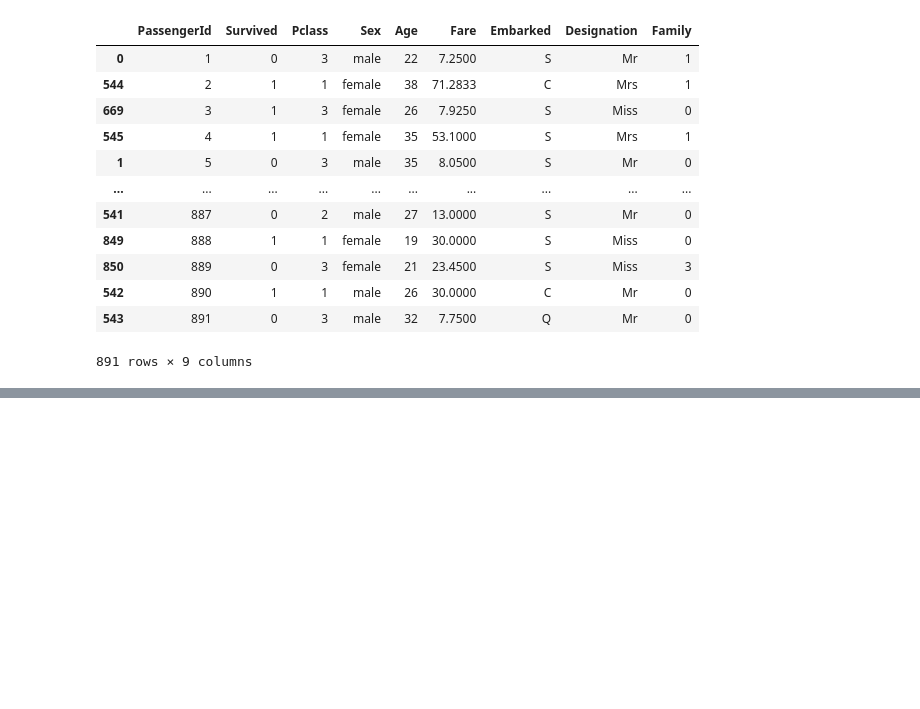
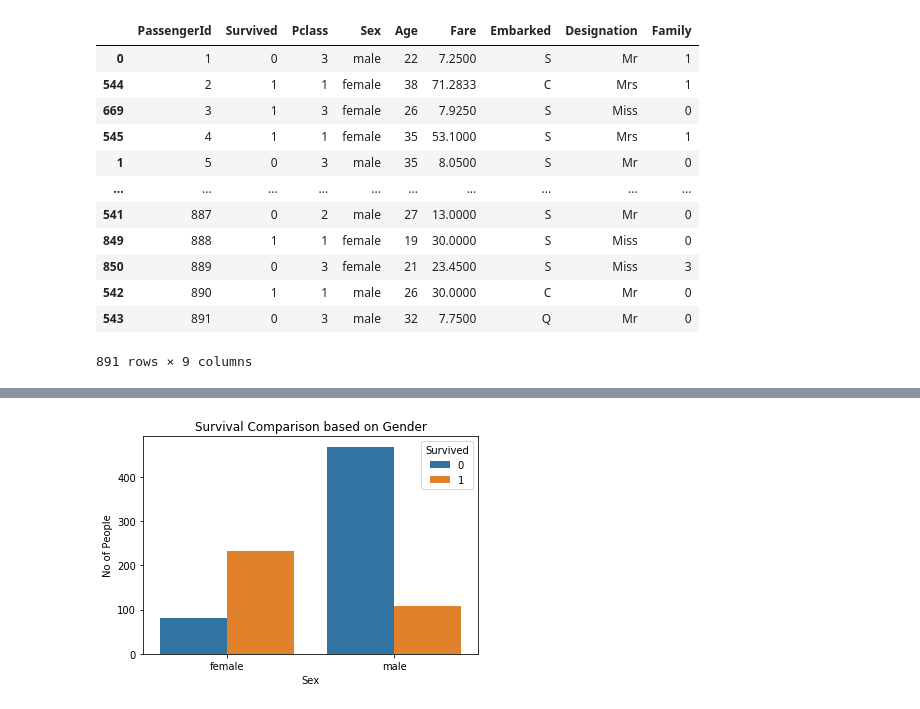
Before and after one commit to rajtilakls2510/Youtube-Channel-Notebooks, a Jupyter notebook: Data Analysis Tutorials/Titanic Analysis.ipynb, the cells around one changed output, grey strips where cells are left out. Cells and saved outputs as stored; diff of their text form; code cells hidden in the pictures; blank space fills up the shorter version.

```diff
--- a/Data Analysis Tutorials/Titanic Analysis.ipynb
+++ b/Data Analysis Tutorials/Titanic Analysis.ipynb
@@ -352,0 +388,2 @@ new_titanic
+# %%
+male_female=new_titanic.groupby(['Survived','Sex'],as_index=False)['PassengerId'].count()
@@ -352,0 +398,7 @@ new_titanic
+# %%
+sns.barplot(x='Sex',y='PassengerId',data=male_female,hue='Survived')
+plt.title('Survival Comparison based on Gender')
+plt.ylabel('No of People')
+plt.show()
+# %% [output]
+[figure, added]
```
Also changed, not shown: parts of 31 cells of this notebook.
